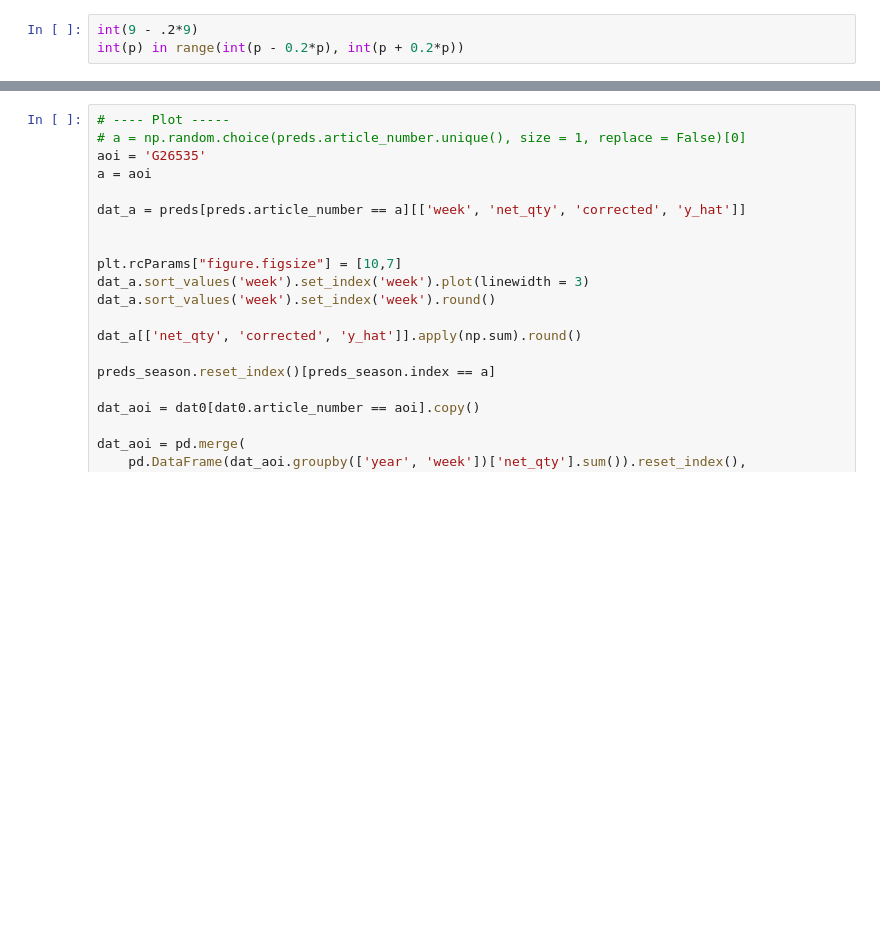
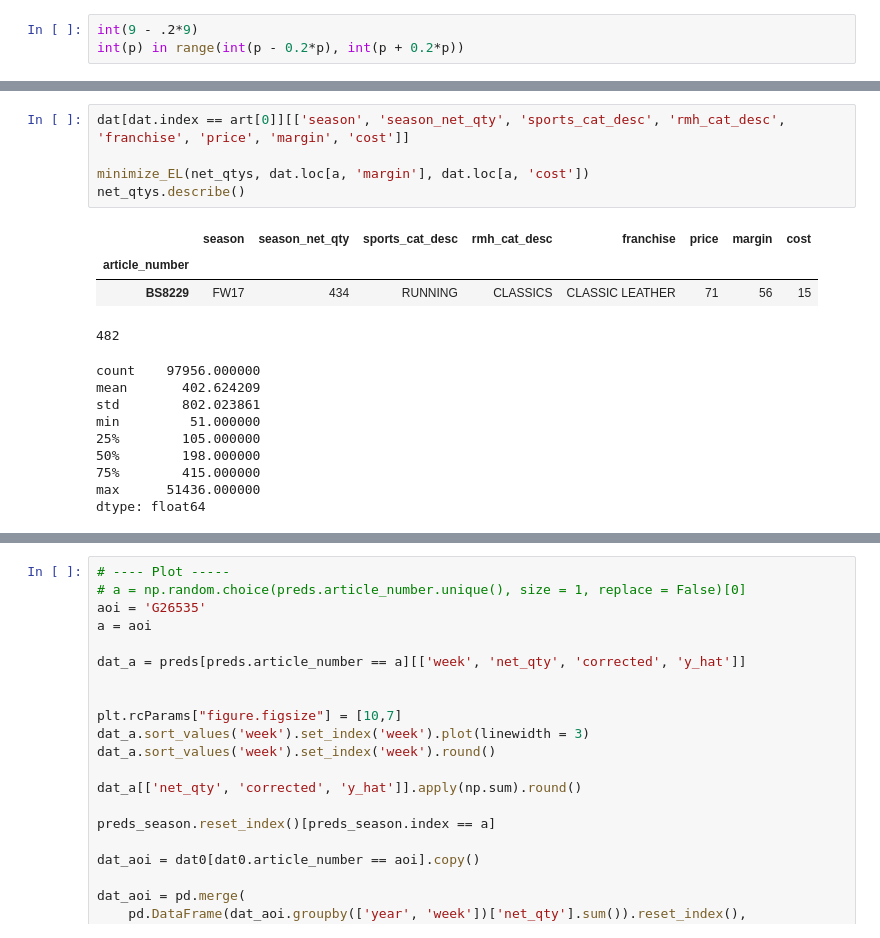
Before and after one commit to cwcomiskey/Misc, a Jupyter notebook: adidas/new_article_EDA.ipynb, the cells around one changed output, grey strips where cells are left out. Drawn from its saved outputs; the diff is of its cells as text; blank space fills up the shorter version.

```diff
--- a/adidas/new_article_EDA.ipynb
+++ b/adidas/new_article_EDA.ipynb
@@ -154,0 +257,19 @@ plt.hist(net_qtys, bins = [0, 100, 250, 500, 750, 1000, 1250, 1500, 1750, 2000,
+# %%
+dat[dat.index == art[0]][['season', 'season_net_qty', 'sports_cat_desc', 'rmh_cat_desc', 'franchise', 'price', 'margin', 'cost']]
+
+minimize_EL(net_qtys, dat.loc[a, 'margin'], dat.loc[a, 'cost'])
+net_qtys.describe()
+# %% [output]
+|  | season | season_net_qty | sports_cat_desc | rmh_cat_desc | franchise | price | margin | cost |
+| article_number |  |  |  |  |  |  |  |  |
+| BS8229 | FW17 | 434 | RUNNING | CLASSICS | CLASSIC LEATHER | 71 | 56 | 15 |
+482
+count    97956.000000
+mean       402.624209
+std        802.023861
+min         51.000000
+25%        105.000000
+50%        198.000000
+75%        415.000000
+max      51436.000000
+dtype: float64
```
Also changed, not shown: parts of 22 cells of this notebook.
